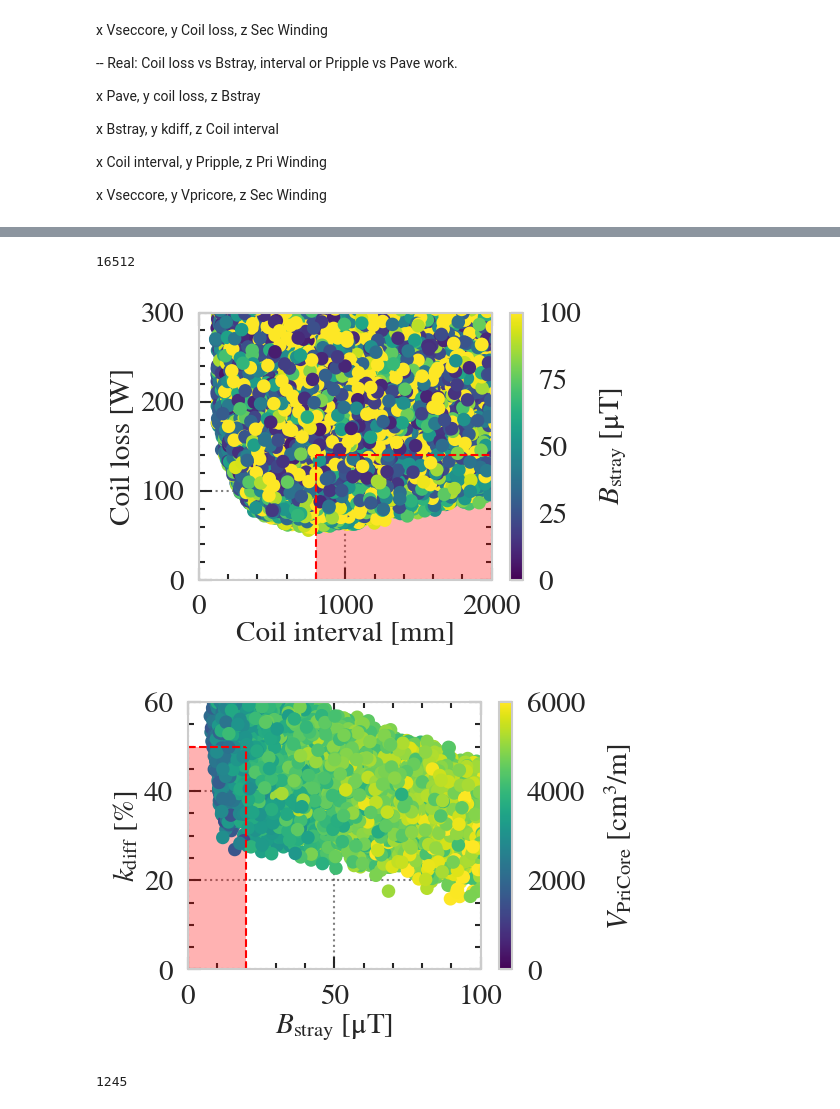
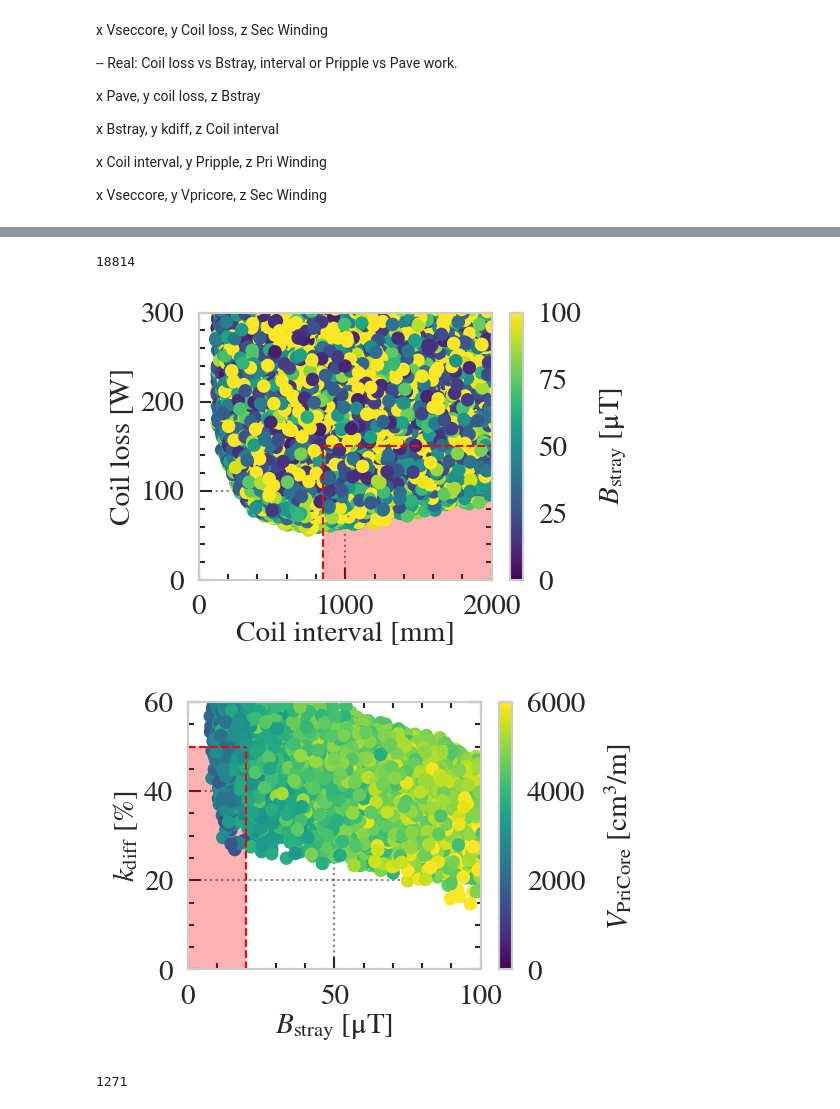
Before and after one commit to shuntaro0628/Optimization_Project_8parameters, a Jupyter notebook: Scatter_Plot_from_NN_for_OpenPE.ipynb, the cells around one changed output, grey strips where cells are left out. Drawn from its saved outputs; the diff is of its cells as text; code cells hidden in the pictures.

```diff
--- a/Scatter_Plot_from_NN_for_OpenPE.ipynb
+++ b/Scatter_Plot_from_NN_for_OpenPE.ipynb
@@ -1749,35 +1745,37 @@ Requirement already satisfied: six>=1.5 in /usr/local/lib/python3.7/dist-package
 # %%
 plt.style.use(['science','no-latex'])
 matplotlib.rcParams.update({'font.size': font_size, 'font.family': 'STIXGeneral', 'mathtext.fontset': 'stix'})
 x = df_pred_1.loc[:,'Coil interval[mm]']#Length of primary core[mm]
 y = df_pred_1.loc[:,'CoilLoss_xs0[W]']
 z = df_pred_1.loc[:,'Bstray[uT(rms)]']
 
 fig1=plt.figure(figsize=(cm2inch(fig_width),cm2inch(fig_height)), dpi=300)
-xlim = 800 #[mm]
-ylim = 140 #Coil loss [W]
+xlim = 850 #[mm]
+# ylim = 130 #Coil loss [W]
+ylim = 150 #Coil loss [W]
+
 
 # lower right
 x1 = np.arange(xlim,xlim*10,0.1)
 y1 = ylim
 plt.fill_between(x1,y1,facecolor='r',alpha=0.3) #alpha is transperancy
 plt.plot([xlim, xlim], [0, ylim], 'r--', lw=0.5) # draw vertical line
 plt.plot([xlim, xlim*10], [ylim, ylim], 'r--', lw=0.5) # draw horizontal line
 
 plt.scatter(x, y, c=z, s=marker_size, cmap ='viridis', vmin = 0, vmax=100,rasterized=True)
 plt.colorbar(label=r"$B_{\rm stray}~[\rm \mu T]$")#Show colar bar at the right side
 plt.xlabel(r"Coil interval [mm]", labelpad = x_label_pad)
 plt.ylabel(r"Coil loss [W]", labelpad = y_label_pad)
 
 plt.axis([0, 2000, 0, 300])
 df_pred_2=df_pred_1[(df_pred_1['Coil interval[mm]']>xlim)&(df_pred_1['CoilLoss_xs0[W]']<ylim) ]
 
-print(len(df_pred_2))
-# fig1.savefig("/content/drive/MyDrive/2022_Summer/Report/Shun/220515_Open_Journal_of_PE/Fig/pdf/scatter1.pdf")
+print(len(df_pred_1))
+fig1.savefig("/content/drive/MyDrive/2022_Summer/Report/Shun/220515_Open_Journal_of_PE/Fig/pdf/Conv_scatter1.pdf")
 # H:\My Drive\2022_Summer\Report\Shun\220515_Open_Journal_of_PE\Fig\pdf
 # %% [output]
-16512
+18814
-[figure, old version]
+[figure, new version]
 # %%
 
 x = df_pred_2.loc[:,'Bstray[uT(rms)]']
@@ -1813,11 +1811,11 @@ plt.show()
 # df_pred_3=df_pred_2[(df_pred_2['V_PriCore_ave[cm3/m]']<xlim)&(df_pred_2['kdiff[%]']<ylim) ]
 df_pred_3=df_pred_2[(df_pred_2['Bstray[uT(rms)]']<xlim)&(df_pred_2['kdiff[%]']<ylim) ]
 
-print(len(df_pred_3))
-# fig1.savefig("/content/drive/MyDrive/2022_Summer/Report/Shun/220515_Open_Journal_of_PE/Fig/pdf/scatter2.pdf")
+print(len(df_pred_2))
+fig1.savefig("/content/drive/MyDrive/2022_Summer/Report/Shun/220515_Open_Journal_of_PE/Fig/pdf/Conv_scatter2.pdf")
 # %% [output]
-[figure, old version]
+[figure, new version]
-1245
+1271
 # %%
 # import matplotlib.pyplot as plt
 from matplotlib.cbook import get_sample_data
```
Also changed, not shown: parts of 9 cells of this notebook.
